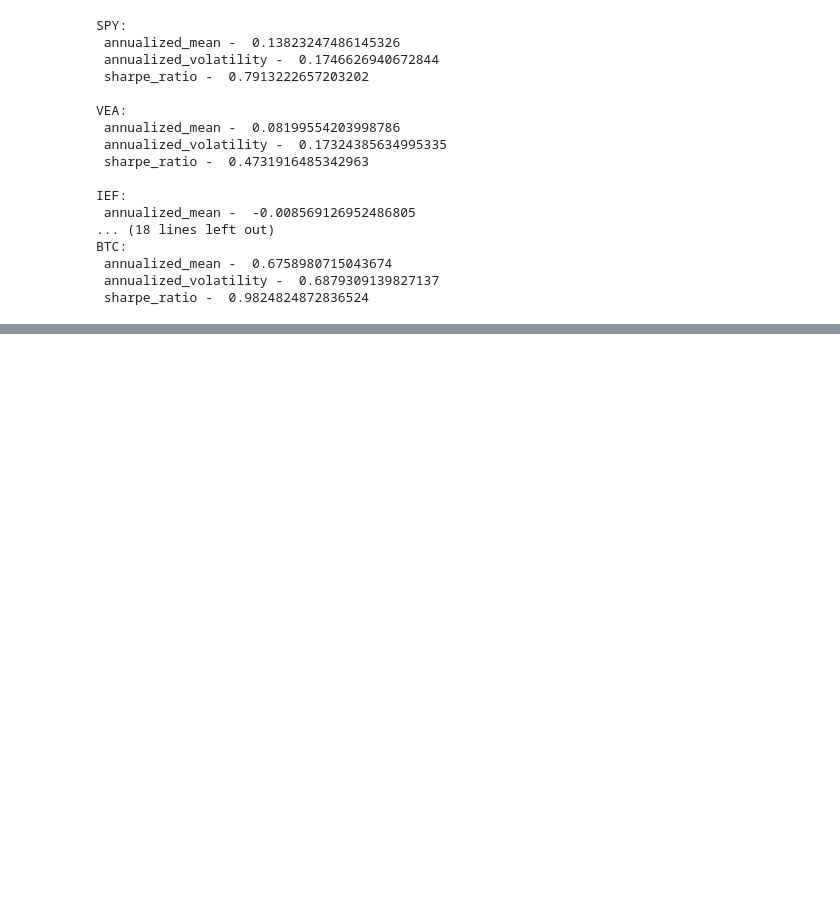
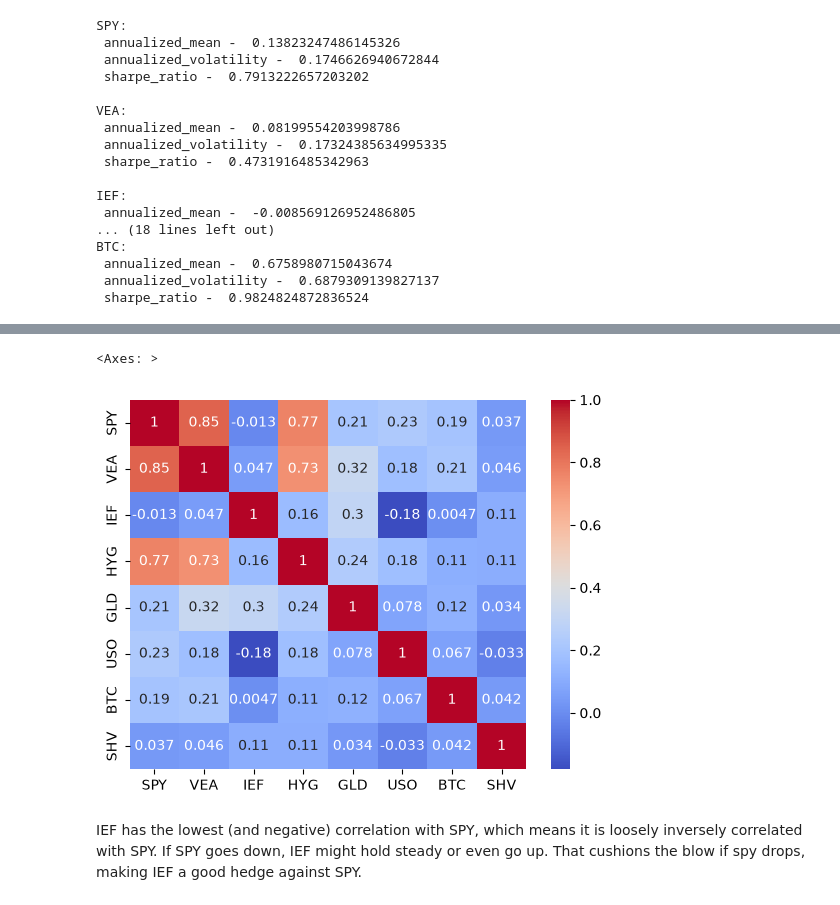
Before and after one commit to ian-pc/FINM-B-25000, a Jupyter notebook: homework-9/HW9_Complete.ipynb, the cells around one changed output, grey strips where cells are left out. Drawn from its saved outputs; the diff is of its cells as text; code cells hidden in the pictures; blank space fills up the shorter version.

```diff
--- a/homework-9/HW9_Complete.ipynb
+++ b/homework-9/HW9_Complete.ipynb
@@ -43,8 +43,10 @@ def sharpe_ratio(df_excess_return, df_total_return, ticker):
 
 
 df_total_returns = pd.read_excel("asset_class_etf_data.xlsx", sheet_name="total returns")
+df_total_returns = df_total_returns.drop(columns=['Date'])
 
 df_excess_returns = pd.read_excel("asset_class_etf_data.xlsx", sheet_name="excess returns")
+df_excess_returns = df_excess_returns.drop(columns=['Date'])
 
 print("SPY:\n annualized_mean - ", annualized_mean(df_total_returns, "SPY"), "\n annualized_volatility - ", annualized_volatility(df_total_returns, "SPY"), "\n sharpe_ratio - ", sharpe_ratio(df_excess_returns, df_total_returns, "SPY"), "\n")
 print("VEA:\n annualized_mean - ", annualized_mean(df_total_returns, "VEA"), "\n annualized_volatility - ", annualized_volatility(df_total_returns, "VEA"), "\n sharpe_ratio - ", sharpe_ratio(df_excess_returns, df_total_returns, "VEA"), "\n")
@@ -73,0 +81,8 @@ BTC:
+# %%
+import seaborn as sns
+sns.heatmap(df_total_returns.corr(), annot=True, cmap='coolwarm')
+# %% [output]
+<Axes: >
+[figure, added]
+# %% [markdown]
+IEF has the lowest (and negative) correlation with SPY, which means it is loosely inversely correlated with SPY. If SPY goes down, IEF might hold steady or even go up. That cushions the blow if spy drops, making IEF a good hedge against SPY.
```
Also changed, not shown: parts of 3 cells of this notebook.
